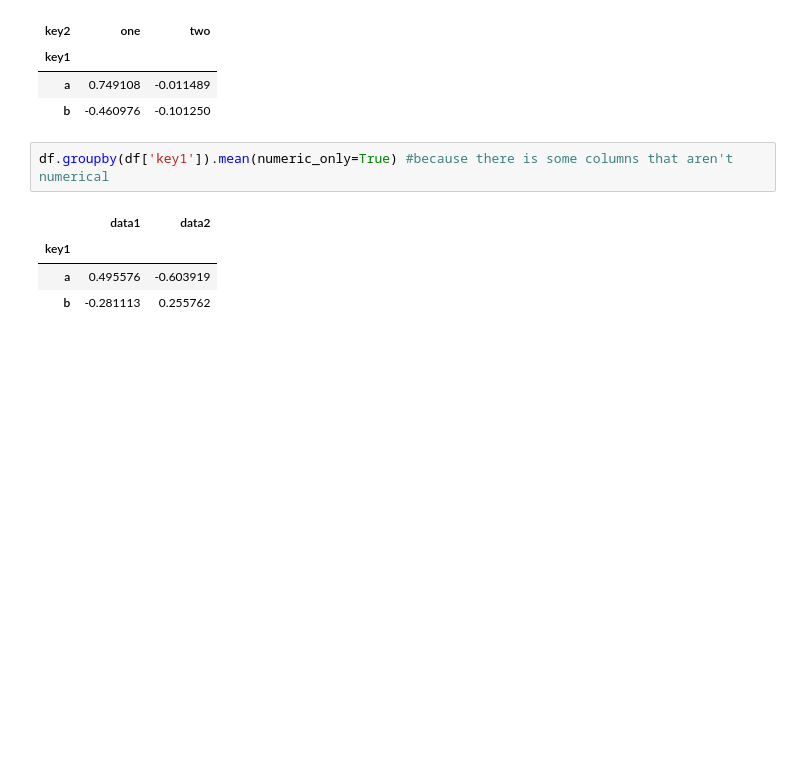
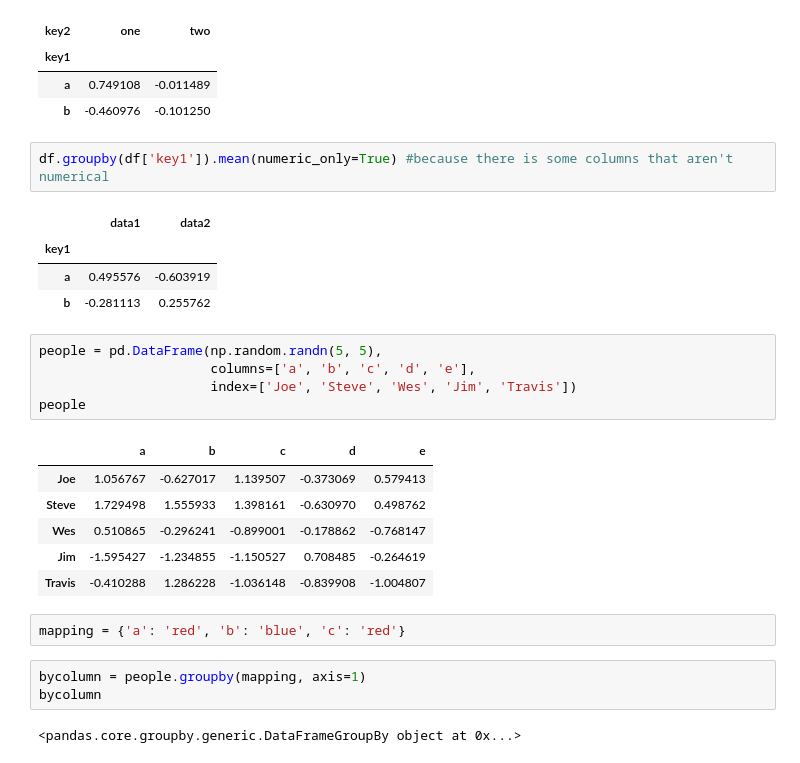
Before and after one commit to Hali2909/ExerciseNumpy, a Jupyter notebook: lastlesson.ipynb, the cells around one changed output. Drawn from its saved outputs; the diff is of its cells as text; blank space fills up the shorter version.

```diff
--- a/lastlesson.ipynb
+++ b/lastlesson.ipynb
@@ -218,3 +218,22 @@ df.groupby(df['key1']).mean(numeric_only=True) #because there is some columns th
 | key1 |  |  |
 | a | 0.495576 | -0.603919 |
 | b | -0.281113 | 0.255762 |
+# %%
+people = pd.DataFrame(np.random.randn(5, 5),
+                      columns=['a', 'b', 'c', 'd', 'e'],
+                      index=['Joe', 'Steve', 'Wes', 'Jim', 'Travis'])
+people
+# %% [output]
+|  | a | b | c | d | e |
+| Joe | 1.056767 | -0.627017 | 1.139507 | -0.373069 | 0.579413 |
+| Steve | 1.729498 | 1.555933 | 1.398161 | -0.630970 | 0.498762 |
+| Wes | 0.510865 | -0.296241 | -0.899001 | -0.178862 | -0.768147 |
+| Jim | -1.595427 | -1.234855 | -1.150527 | 0.708485 | -0.264619 |
+| Travis | -0.410288 | 1.286228 | -1.036148 | -0.839908 | -1.004807 |
+# %%
+mapping = {'a': 'red', 'b': 'blue', 'c': 'red'}
+# %%
+bycolumn = people.groupby(mapping, axis=1)
+bycolumn
+# %% [output]
+<pandas.core.groupby.generic.DataFrameGroupBy object at 0x...>
```
Also changed, not shown: parts of 9 cells of this notebook, 1 other file.
